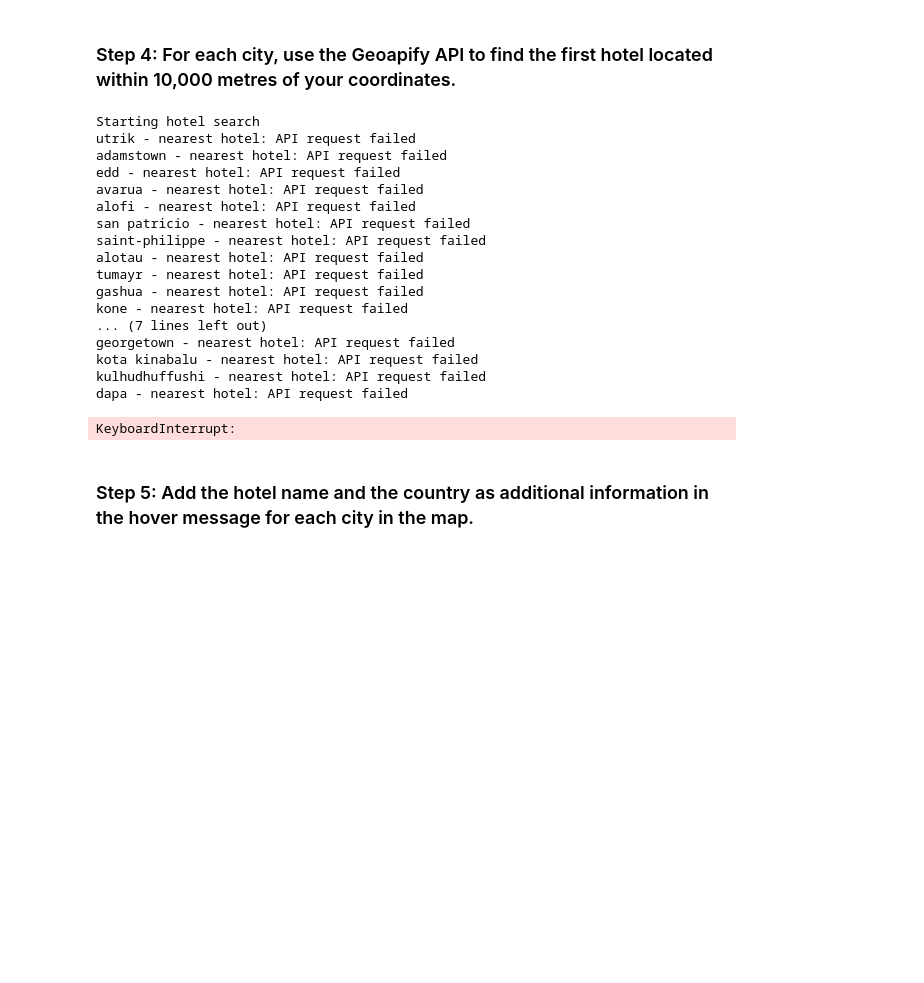
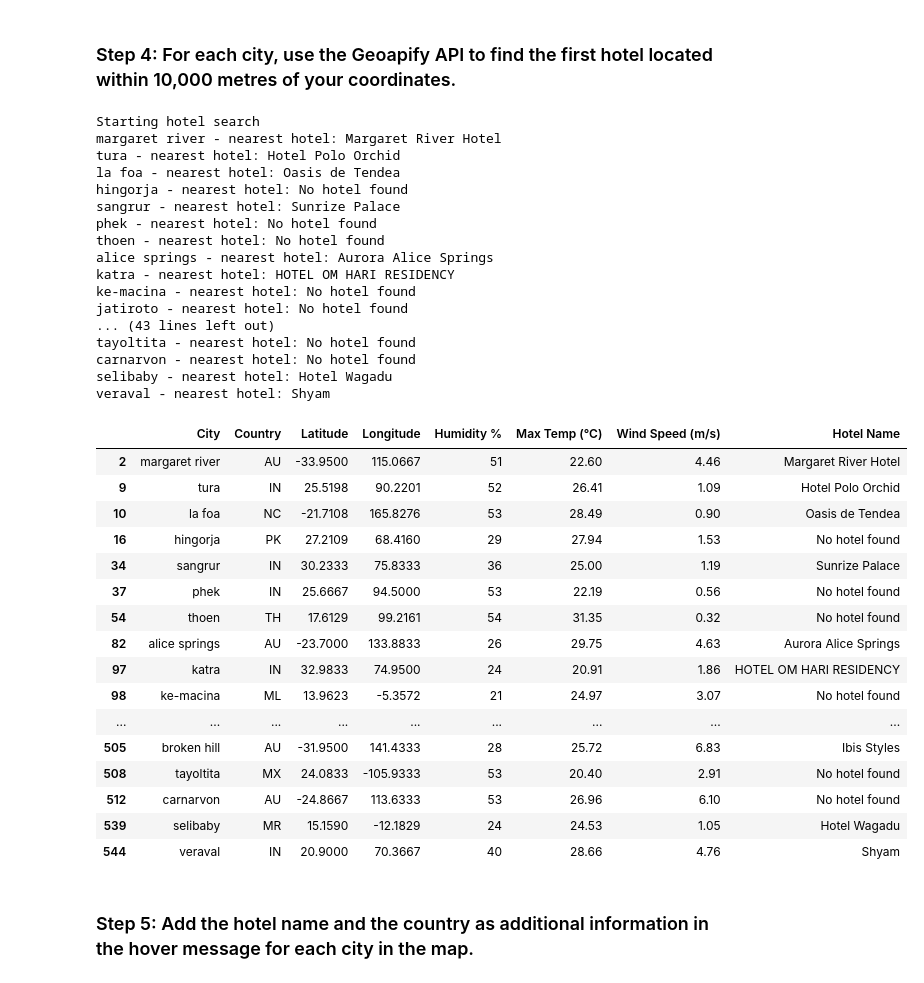
Before and after one commit to miltonluke/python-api-challenge, a Jupyter notebook: WeatherPy/VacationPy.ipynb, the cells around one changed output. Cells and saved outputs as stored; diff of their text form; code cells hidden in the pictures; blank space fills up the shorter version.

```diff
--- a/WeatherPy/VacationPy.ipynb
+++ b/WeatherPy/VacationPy.ipynb
@@ -95,11 +96,11 @@ hotel_df.head()
 ### Step 4: For each city, use the Geoapify API to find the first hotel located within 10,000 metres of your coordinates.
 # %%
 # Set parameters to search for a hotel
-radius = 100000  # Set the radius to 10,000 meters
+radius = 10000  # Set the radius to 10,000 meters
 params = {
-    "apiKey": "geoapify_key",  # Replace with your actual Geoapify API key
-    "limit": 1,                 # Limit to 1 hotel
-    "type": "accommodation"      # Specify the type of places to search for
+    "categories": "accommodation.hotel",      # Specify the type of places to search for
+    "limit": 1,    # Limit to 1 hotel
+    "apiKey": geoapify_key  # Replace with your actual Geoapify API key
 }
 
 # Print a message to follow up the hotel search
@@ -107,58 +108,77 @@ print("Starting hotel search")
 
 # Iterate through the hotel_df DataFrame
 for index, row in hotel_df.iterrows():
+
     # get latitude, longitude from the DataFrame
     latitude = row['Latitude']
     longitude = row['Longitude']
 
     # Add the current city's latitude and longitude to the params dictionary
-    params["filter"] = f"circle: {longitude}, {latitude},{radius}"  # Define the search area
-    params["bias"] = f"proximity: {longitude}, {latitude}"           # Bias towards the location
+    params["filter"] = f"circle:{longitude},{latitude},{radius}"  # Define the search area
+    params["bias"] = f"proximity:{longitude},{latitude}"           # Bias towards the location
 
     # Set base URL
-    base_url = "https://api.geoapify.com/v2/places"
+    base_url = "https://api.geoapify.com/v2/places?"
 
     # Make the API request
-    response = requests.get(f"{base_url}appid={geoapify_key}")
+
+    response = requests.get(base_url, params=params)
 
     # Check if the request was successful
     if response.status_code == 200:
         # Convert the API response to JSON format
         name_address = response.json()
 
         # Grab the first hotel from the results and store the name in the hotel_df DataFrame
         try:
             hotel_df.loc[index, "Hotel Name"] = name_address["features"][0]["properties"]["name"]
         except (KeyError, IndexError):
             # If no hotel is found, set the hotel name as "No hotel found".
             hotel_df.loc[index, "Hotel Name"] = "No hotel found"
     else:
         # Handle unsuccessful requests
         hotel_df.loc[index, "Hotel Name"] = "API request failed"
-
+        print(f"Request failed with status code: {response.status_code}")
+        print(f"Response content: {response.text}")
     # Log the search results
     print(f"{hotel_df.loc[index, 'City']} - nearest hotel: {hotel_df.loc[index, 'Hotel Name']}")
 
 # Display sample data
 hotel_df
 # %% [output]
 Starting hotel search
-utrik - nearest hotel: API request failed
-adamstown - nearest hotel: API request failed
-edd - nearest hotel: API request failed
-avarua - nearest hotel: API request failed
-alofi - nearest hotel: API request failed
-san patricio - nearest hotel: API request failed
-saint-philippe - nearest hotel: API request failed
-alotau - nearest hotel: API request failed
-tumayr - nearest hotel: API request failed
-gashua - nearest hotel: API request failed
-kone - nearest hotel: API request failed
-... (7 lines left out)
-georgetown - nearest hotel: API request failed
-kota kinabalu - nearest hotel: API request failed
-kulhudhuffushi - nearest hotel: API request failed
-dapa - nearest hotel: API request failed
+margaret river - nearest hotel: Margaret River Hotel
+tura - nearest hotel: Hotel Polo Orchid
+la foa - nearest hotel: Oasis de Tendea
+hingorja - nearest hotel: No hotel found
+sangrur - nearest hotel: Sunrize Palace
+phek - nearest hotel: No hotel found
+thoen - nearest hotel: No hotel found
+alice springs - nearest hotel: Aurora Alice Springs
+katra - nearest hotel: HOTEL OM HARI RESIDENCY
+ke-macina - nearest hotel: No hotel found
+jatiroto - nearest hotel: No hotel found
+... (43 lines left out)
+tayoltita - nearest hotel: No hotel found
+carnarvon - nearest hotel: No hotel found
+selibaby - nearest hotel: Hotel Wagadu
+veraval - nearest hotel: Shyam
-KeyboardInterrupt:
+|  | City | Country | Latitude | Longitude | Humidity % | Max Temp (°C) | Wind Speed (m/s) | Hotel Name |
+| 2 | margaret river | AU | -33.9500 | 115.0667 | 51 | 22.60 | 4.46 | Margaret River Hotel |
+| 9 | tura | IN | 25.5198 | 90.2201 | 52 | 26.41 | 1.09 | Hotel Polo Orchid |
+| 10 | la foa | NC | -21.7108 | 165.8276 | 53 | 28.49 | 0.90 | Oasis de Tendea |
+| 16 | hingorja | PK | 27.2109 | 68.4160 | 29 | 27.94 | 1.53 | No hotel found |
+| 34 | sangrur | IN | 30.2333 | 75.8333 | 36 | 25.00 | 1.19 | Sunrize Palace |
+| 37 | phek | IN | 25.6667 | 94.5000 | 53 | 22.19 | 0.56 | No hotel found |
+| 54 | thoen | TH | 17.6129 | 99.2161 | 54 | 31.35 | 0.32 | No hotel found |
+| 82 | alice springs | AU | -23.7000 | 133.8833 | 26 | 29.75 | 4.63 | Aurora Alice Springs |
+| 97 | katra | IN | 32.9833 | 74.9500 | 24 | 20.91 | 1.86 | HOTEL OM HARI RESIDENCY |
+| 98 | ke-macina | ML | 13.9623 | -5.3572 | 21 | 24.97 | 3.07 | No hotel found |
+| ... | ... | ... | ... | ... | ... | ... | ... | ... |
+| 505 | broken hill | AU | -31.9500 | 141.4333 | 28 | 25.72 | 6.83 | Ibis Styles |
+| 508 | tayoltita | MX | 24.0833 | -105.9333 | 53 | 20.40 | 2.91 | No hotel found |
+| 512 | carnarvon | AU | -24.8667 | 113.6333 | 53 | 26.96 | 6.10 | No hotel found |
+| 539 | selibaby | MR | 15.1590 | -12.1829 | 24 | 24.53 | 1.05 | Hotel Wagadu |
+| 544 | veraval | IN | 20.9000 | 70.3667 | 40 | 28.66 | 4.76 | Shyam |
 # %% [markdown]
 ### Step 5: Add the hotel name and the country as additional information in the hover message for each city in the map.
```
Also changed, not shown: parts of 6 cells of this notebook, 6 other files.
